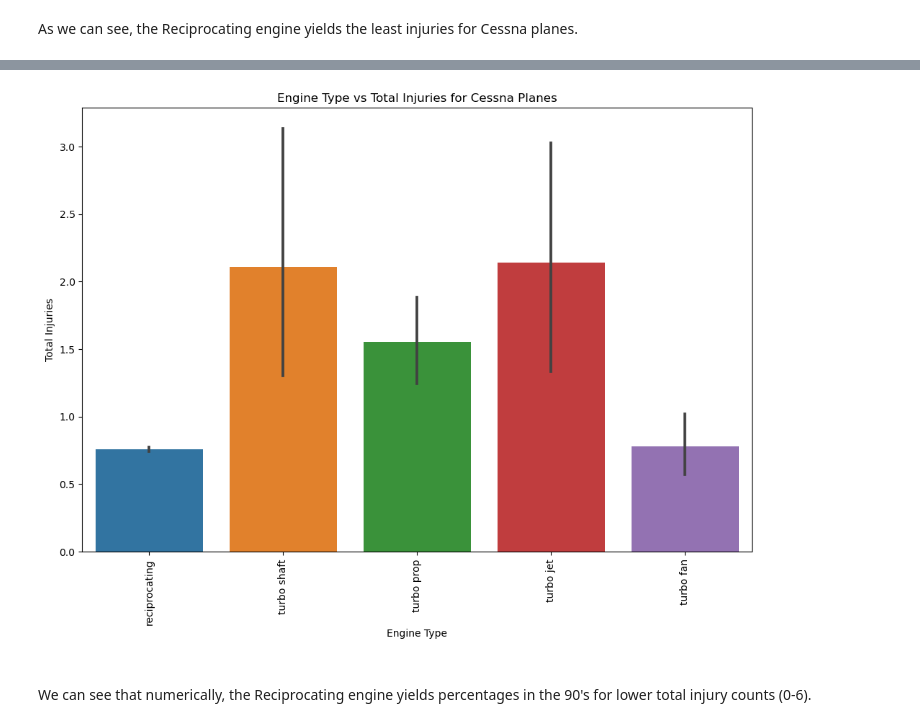
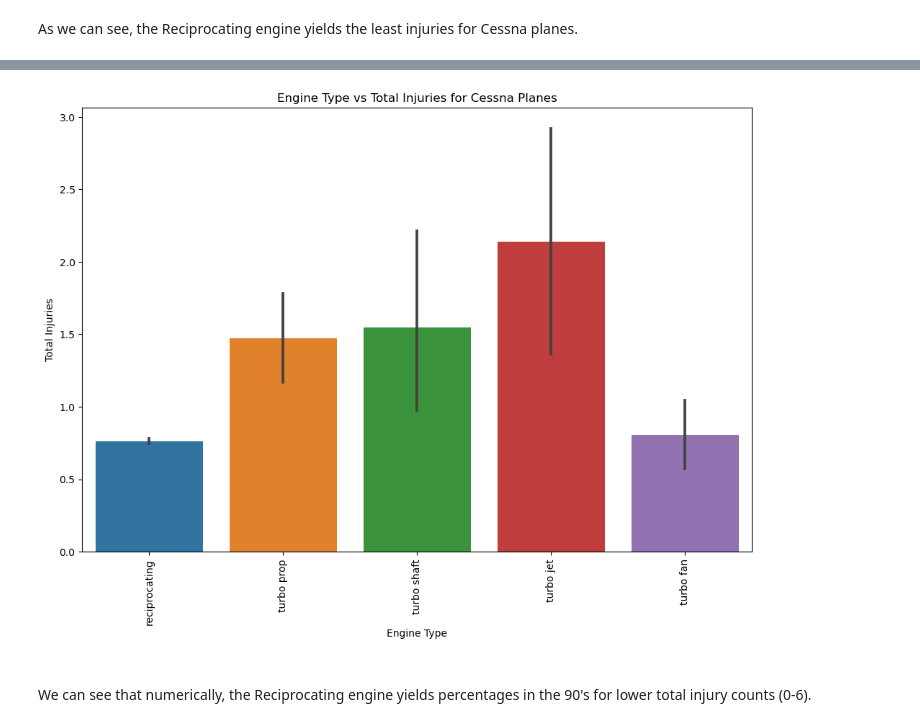
Before and after one commit to erankova/Fortune-Inc-Aviation-Analysis, a Jupyter notebook: Fortune Inc Aviation Analysis.ipynb, the cells around one changed output, grey strips where cells are left out. Cells and saved outputs as stored; diff of their text form; code cells hidden in the pictures.

```diff
--- a/Fortune Inc Aviation Analysis.ipynb
+++ b/Fortune Inc Aviation Analysis.ipynb
@@ -686,19 +679,19 @@ We can see that the distribution remains fairly unchanged, confirming that it ma
 ad_2 = ad_1.copy()
 
 # relative probabilities (likelihood of 3 dif classes)
-rel_prob = [0.843301, 0.131095, 0.014839, 0.005778, 0.004938, 0.000036, 0.000012]
+rel_prob = [0.800416, 0.122182,  0.012759, 0.005709, 0.004723, 0.000041, 0.000014]
 
-# relative probabilities (likelihood of 3 dif classes)
+# relative probabilities as if NA never existed
 prob = [i/sum(rel_prob) for i in rel_prob]
 
 # actual probability of each class (x/total)
-def impute_pclass(value):
+def impute_engine_num(value):
     if pd.isna(value) == True:
         return np.random.choice([1.0,2.0,0.0,3.0,4.0,8.0,6.0], p=prob)
     else:
         return value
 
-ad_2['Number.of.Engines'] = ad_2['Number.of.Engines'].map(lambda x: impute_pclass(x))
+ad_2['Number.of.Engines'] = ad_2['Number.of.Engines'].map(lambda x: impute_engine_num(x))
 print(ad_2['Number.of.Engines'].value_counts(normalize=True))
 print(ad_2['Number.of.Engines'].isna().sum())
 # %% [output]
@@ -738,17 +731,17 @@ ad_3= ad_2.copy()
 # relative probabilities (likelihood of dif classes)
 rel_prob = [0.970089, 0.024512, 0.002494, 0.001979]
 
-# relative probabilities (likelihood of 3 dif classes)
+# relative probabilities
 prob = [i/sum(rel_prob) for i in rel_prob]
 
 # actual probability of each class (x/total)
-def impute_pclass(value):
+def impute_injury_severity(value):
     if value == 'unknown':
         return np.random.choice(['fatal','incident','minor','serious'], p=prob)
     else:
         return value
 
-ad_3['Injury.Severity'] = ad_3['Injury.Severity'].map(lambda x: impute_pclass(x))
+ad_3['Injury.Severity'] = ad_3['Injury.Severity'].map(lambda x: impute_injury_severity(x))
 ad_3['Injury.Severity'].value_counts(normalize=True)
 # %% [output]
 non-fatal    0.773327
@@ -787,13 +780,13 @@ rel_prob = [0.729328, 0.210427, 0.029007]
 prob = [i/sum(rel_prob) for i in rel_prob]
 
 # actual probability of each class (x/total)
-def impute_pclass(value):
+def impute_aircraft_damage(value):
     if value == 'unknown':
         return np.random.choice(['substantial','destroyed','minor'], p=prob)
     else:
         return value
 
-ad_4['Aircraft.damage'] = ad_4['Aircraft.damage'].map(lambda x: impute_pclass(x))
+ad_4['Aircraft.damage'] = ad_4['Aircraft.damage'].map(lambda x: impute_aircraft_damage(x))
 ad_4['Aircraft.damage'].value_counts(normalize=True)
 # %% [output]
 substantial    0.750493
@@ -821,19 +814,19 @@ We can see that the distribution remains fairly unchanged, confirming that it ma
 # Create copy of data base since this is a major imputation
 ad_5= ad_4.copy()
 
-# relative probabilities (likelihood of 3 dif classes)
+# relative probabilities
 rel_prob = [0.916614, 0.070747]
 
-# relative probabilities (likelihood of 3 dif classes)
+# relative probabilities
 prob = [i/sum(rel_prob) for i in rel_prob]
 
 # actual probability of each class (x/total)
-def impute_pclass(value): # impute = replace
+def impute_weather(value): # impute = replace
     if value == 'unknown':
         return np.random.choice(['VMC','IMC'], p=prob)
     else:
         return value
 
-ad_5['Weather.Condition'] = ad_5['Weather.Condition'].map(lambda x: impute_pclass(x))
+ad_5['Weather.Condition'] = ad_5['Weather.Condition'].map(lambda x: impute_weather(x))
 ad_5['Weather.Condition'].value_counts(normalize=True)
 # %% [output]
@@ -1226,25 +1227,25 @@ As we can see, the Reciprocating engine yields the least injuries for Cessna pla
 # %%
 # Use previously established DataFrame
 cessna_make_data
 
 # Define total injury values and index
 injuries_values = cessna_make_data['Total.Injuries'].sort_values(ascending=False).values
 injuries_index = cessna_make_data['Total.Injuries'].sort_values(ascending=False).index
 
 # Filter for engine type
 engine_values = cessna_make_data.loc[injuries_index, 'Engine.Type'].values
 
 # Plot bar graph
 fig, ax = plt.subplots(figsize = (12,8))
 
-sns.barplot(x=engine_values, y=injuries_values, data = ad_7)
+sns.barplot(x=engine_values, y=injuries_values, data = cessna_make_data)
 ax.set_xlabel("Engine Type")
 ax.set_ylabel("Total Injuries")
 ax.set_title("Engine Type vs Total Injuries for Cessna Planes")
 plt.xticks(rotation=90)
 plt.show();
 # %% [output]
-[figure, old version]
+[figure, new version]
 # %% [markdown]
 <br> We can see that numerically, the Reciprocating engine yields percentages in the 90's for lower total injury counts (0-6).
 # %%
```
Also changed, not shown: parts of 26 cells of this notebook, 2 other files.
